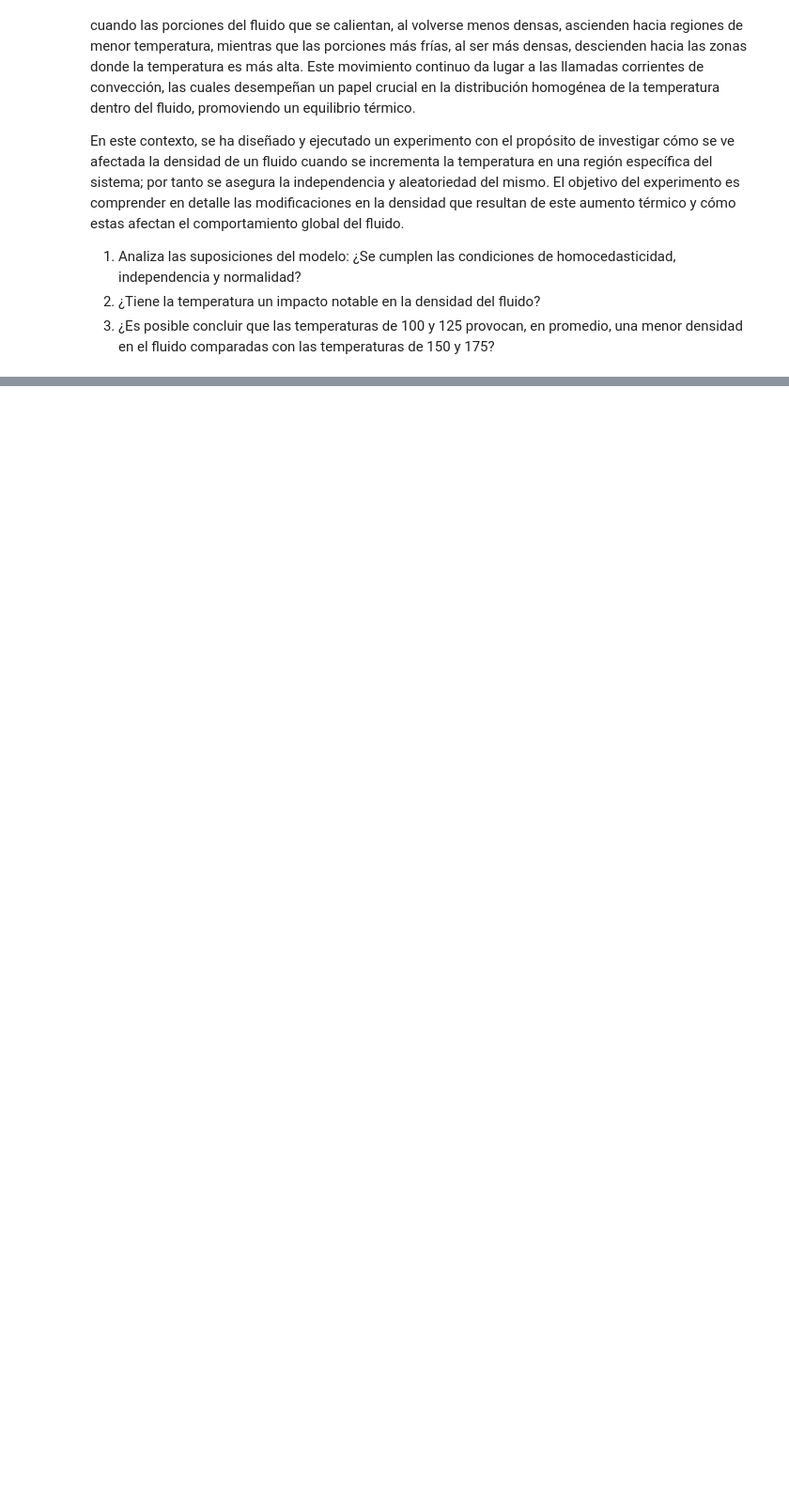
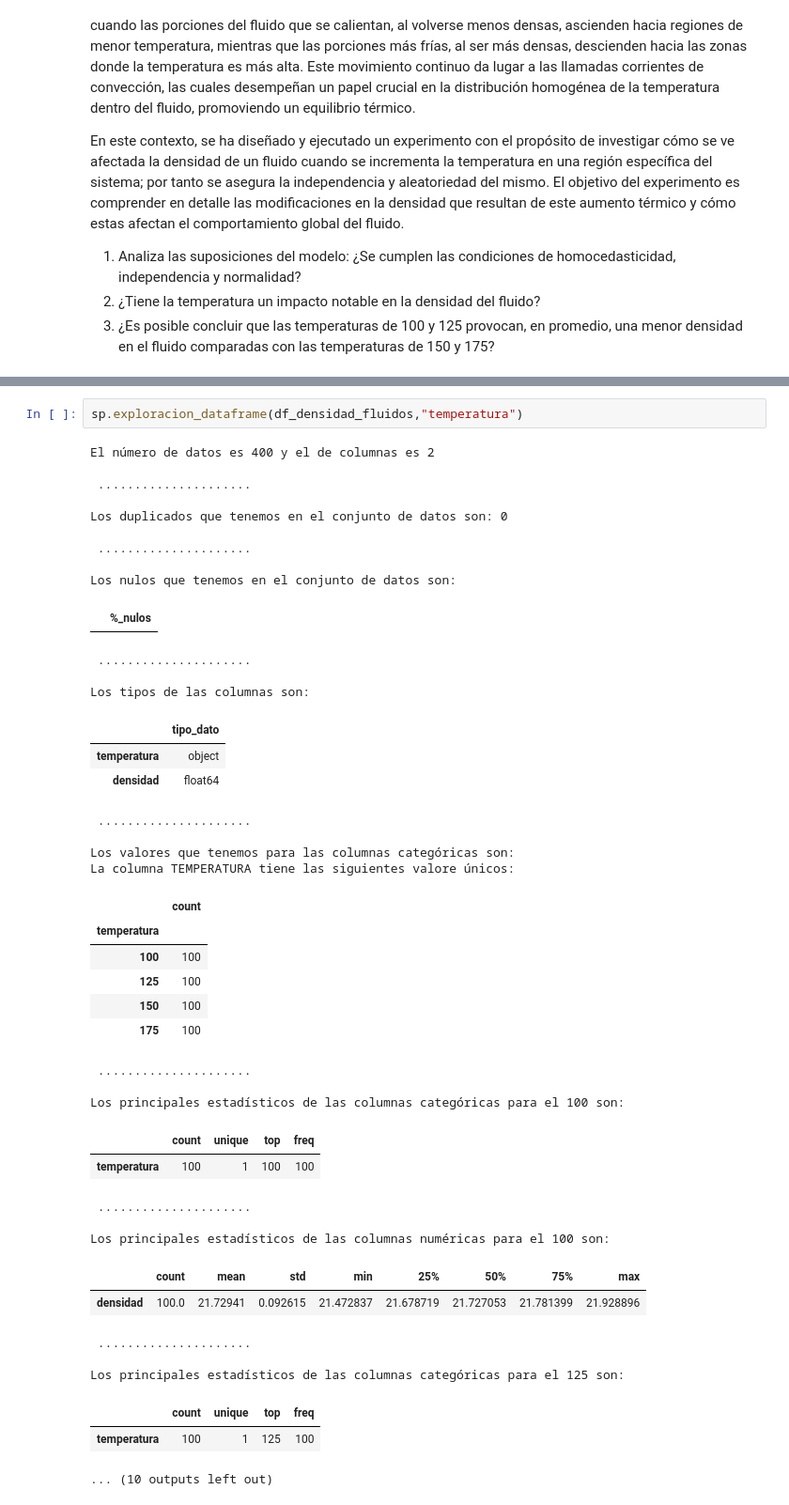
Before and after one commit to santiagorodriguez-dev/laboratorio-modulo6-leccion03-1-ab-testing-parametrico, a Jupyter notebook: notebooks/laboratorio-modulo6-leccion03-1-ab-testing-parametrico.ipynb, the cells around one changed output, grey strips where cells are left out. Shown at 94% size. Drawn from its saved outputs; the diff is of its cells as text; blank space fills up the shorter version.

```diff
--- a/notebooks/laboratorio-modulo6-leccion03-1-ab-testing-parametrico.ipynb
+++ b/notebooks/laboratorio-modulo6-leccion03-1-ab-testing-parametrico.ipynb
@@ -200,0 +222,45 @@ En este contexto, se ha diseñado y ejecutado un experimento con el propósito d
+# %%
+sp.exploracion_dataframe(df_densidad_fluidos,"temperatura")
+# %% [output]
+El número de datos es 400 y el de columnas es 2
+
+ .....................
+
+Los duplicados que tenemos en el conjunto de datos son: 0
+
+ .....................
+
+Los nulos que tenemos en el conjunto de datos son:
+|  | %_nulos |
+ .....................
+
+Los tipos de las columnas son:
+|  | tipo_dato |
+| temperatura | object |
+| densidad | float64 |
+ .....................
+
+Los valores que tenemos para las columnas categóricas son:
+La columna TEMPERATURA tiene las siguientes valore únicos:
+|  | count |
+| temperatura |  |
+| 100 | 100 |
+| 125 | 100 |
+| 150 | 100 |
+| 175 | 100 |
+ .....................
+
+Los principales estadísticos de las columnas categóricas para el 100 son:
+|  | count | unique | top | freq |
+| temperatura | 100 | 1 | 100 | 100 |
+ .....................
+
+Los principales estadísticos de las columnas numéricas para el 100 son:
+|  | count | mean | std | min | 25% | 50% | 75% | max |
+| densidad | 100.0 | 21.72941 | 0.092615 | 21.472837 | 21.678719 | 21.727053 | 21.781399 | 21.928896 |
+ .....................
+
+Los principales estadísticos de las columnas categóricas para el 125 son:
+|  | count | unique | top | freq |
+| temperatura | 100 | 1 | 125 | 100 |
+... (10 outputs left out)
```
Also changed, not shown: parts of 10 cells of this notebook, 1 other file.
